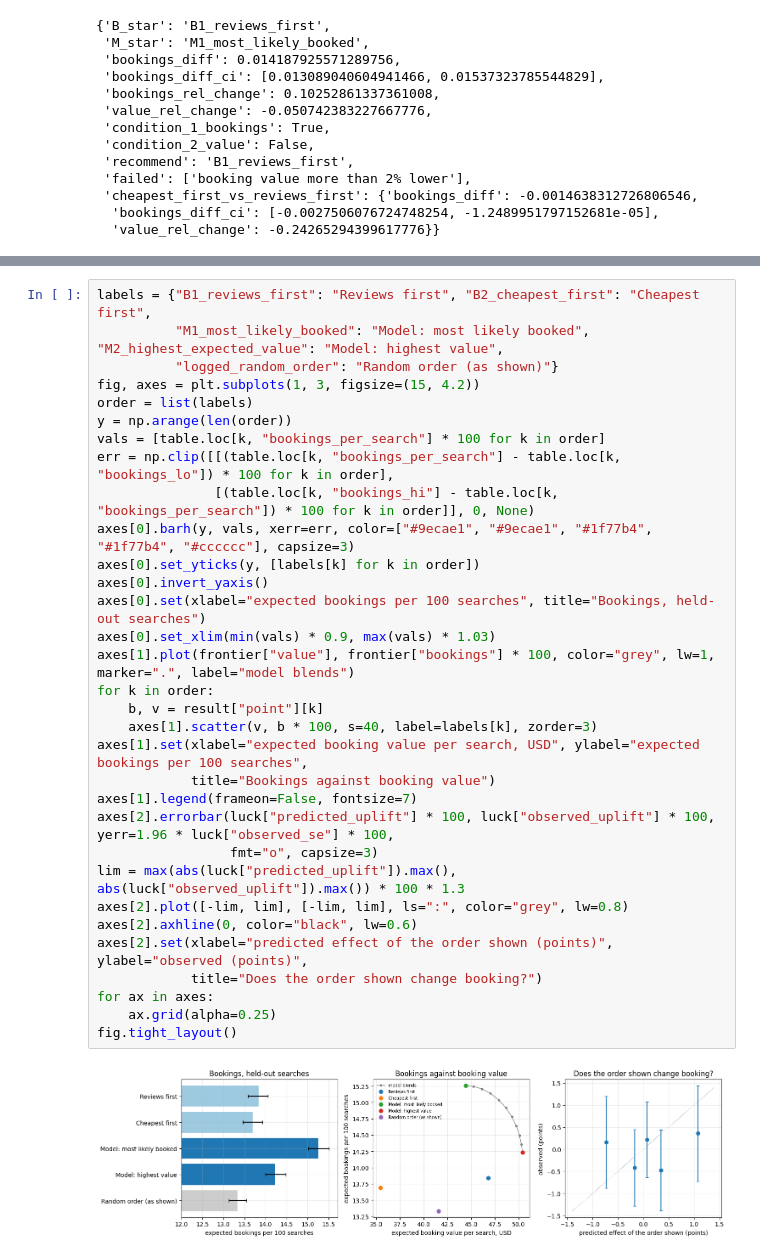
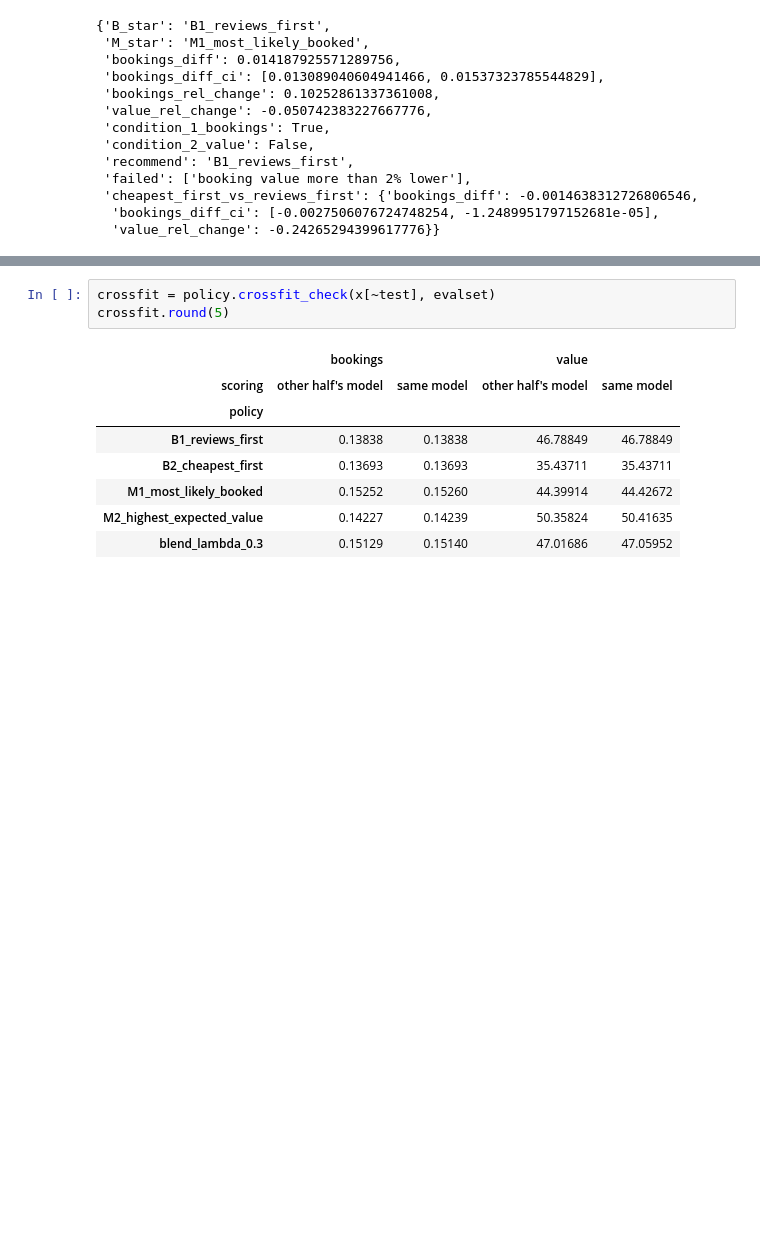
Before and after one commit to janeruxi1/Hotel-Search-Ranking, a Jupyter notebook: notebooks/04_policy_evaluation.ipynb, the cells around one changed output, grey strips where cells are left out. Saved outputs shown, nothing was run; the diff lists cells and outputs as text; blank space fills up the shorter version.

```diff
--- a/notebooks/04_policy_evaluation.ipynb
+++ b/notebooks/04_policy_evaluation.ipynb
@@ -196,34 +193,12 @@ blends that beat reviews-first on both metrics: 8 of 11
 # %%
-labels = {"B1_reviews_first": "Reviews first", "B2_cheapest_first": "Cheapest first",
-          "M1_most_likely_booked": "Model: most likely booked", "M2_highest_expected_value": "Model: highest value",
-          "logged_random_order": "Random order (as shown)"}
-fig, axes = plt.subplots(1, 3, figsize=(15, 4.2))
-order = list(labels)
-y = np.arange(len(order))
-vals = [table.loc[k, "bookings_per_search"] * 100 for k in order]
-err = np.clip([[(table.loc[k, "bookings_per_search"] - table.loc[k, "bookings_lo"]) * 100 for k in order],
-               [(table.loc[k, "bookings_hi"] - table.loc[k, "bookings_per_search"]) * 100 for k in order]], 0, None)
-axes[0].barh(y, vals, xerr=err, color=["#9ecae1", "#9ecae1", "#1f77b4", "#1f77b4", "#cccccc"], capsize=3)
-axes[0].set_yticks(y, [labels[k] for k in order])
-axes[0].invert_yaxis()
-axes[0].set(xlabel="expected bookings per 100 searches", title="Bookings, held-out searches")
-axes[0].set_xlim(min(vals) * 0.9, max(vals) * 1.03)
-axes[1].plot(frontier["value"], frontier["bookings"] * 100, color="grey", lw=1, marker=".", label="model blends")
-for k in order:
-    b, v = result["point"][k]
-    axes[1].scatter(v, b * 100, s=40, label=labels[k], zorder=3)
-axes[1].set(xlabel="expected booking value per search, USD", ylabel="expected bookings per 100 searches",
-            title="Bookings against booking value")
-axes[1].legend(frameon=False, fontsize=7)
-axes[2].errorbar(luck["predicted_uplift"] * 100, luck["observed_uplift"] * 100, yerr=1.96 * luck["observed_se"] * 100,
-                 fmt="o", capsize=3)
-lim = max(abs(luck["predicted_uplift"]).max(), abs(luck["observed_uplift"]).max()) * 100 * 1.3
-axes[2].plot([-lim, lim], [-lim, lim], ls=":", color="grey", lw=0.8)
-axes[2].axhline(0, color="black", lw=0.6)
-axes[2].set(xlabel="predicted effect of the order shown (points)", ylabel="observed (points)",
-            title="Does the order shown change booking?")
-for ax in axes:
-    ax.grid(alpha=0.25)
-fig.tight_layout()
+crossfit = policy.crossfit_check(x[~test], evalset)
+crossfit.round(5)
 # %% [output]
-[figure, removed]
+|  | bookings |  | value |  |
+| scoring | other half's model | same model | other half's model | same model |
+| policy |  |  |  |  |
+| B1_reviews_first | 0.13838 | 0.13838 | 46.78849 | 46.78849 |
+| B2_cheapest_first | 0.13693 | 0.13693 | 35.43711 | 35.43711 |
+| M1_most_likely_booked | 0.15252 | 0.15260 | 44.39914 | 44.42672 |
+| M2_highest_expected_value | 0.14227 | 0.14239 | 50.35824 | 50.41635 |
+| blend_lambda_0.3 | 0.15129 | 0.15140 | 47.01686 | 47.05952 |
```
Also changed, not shown: parts of 13 cells of this notebook, 34 other files.
